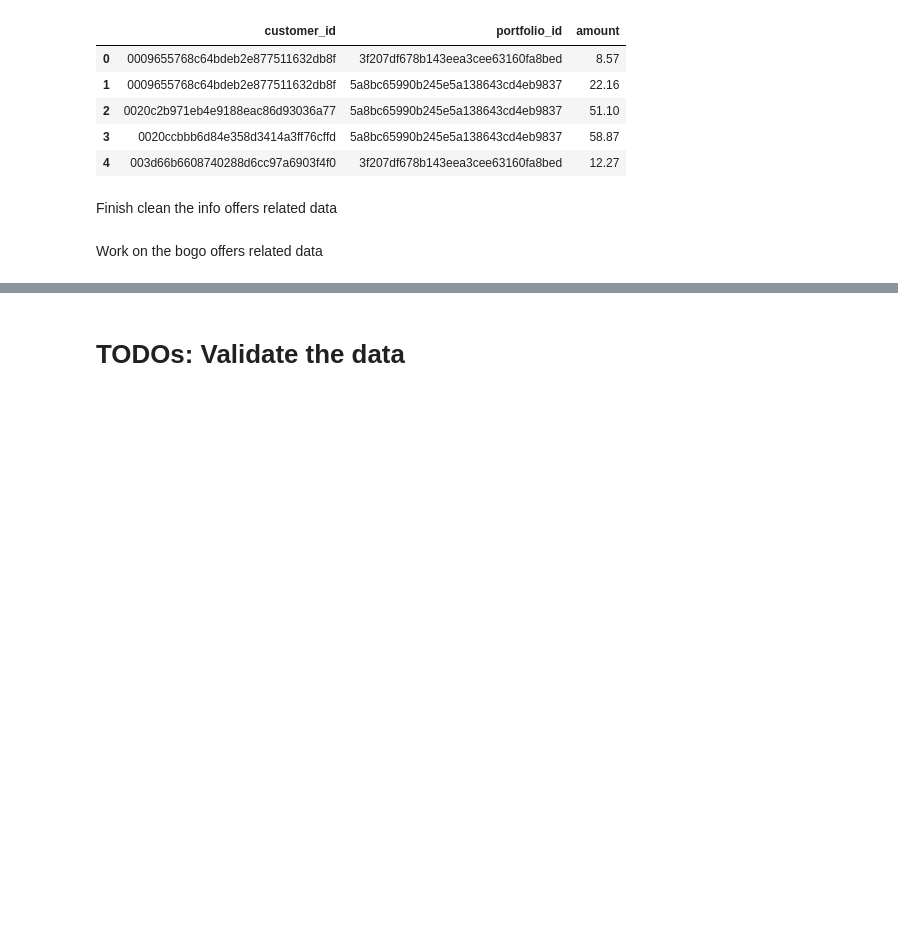
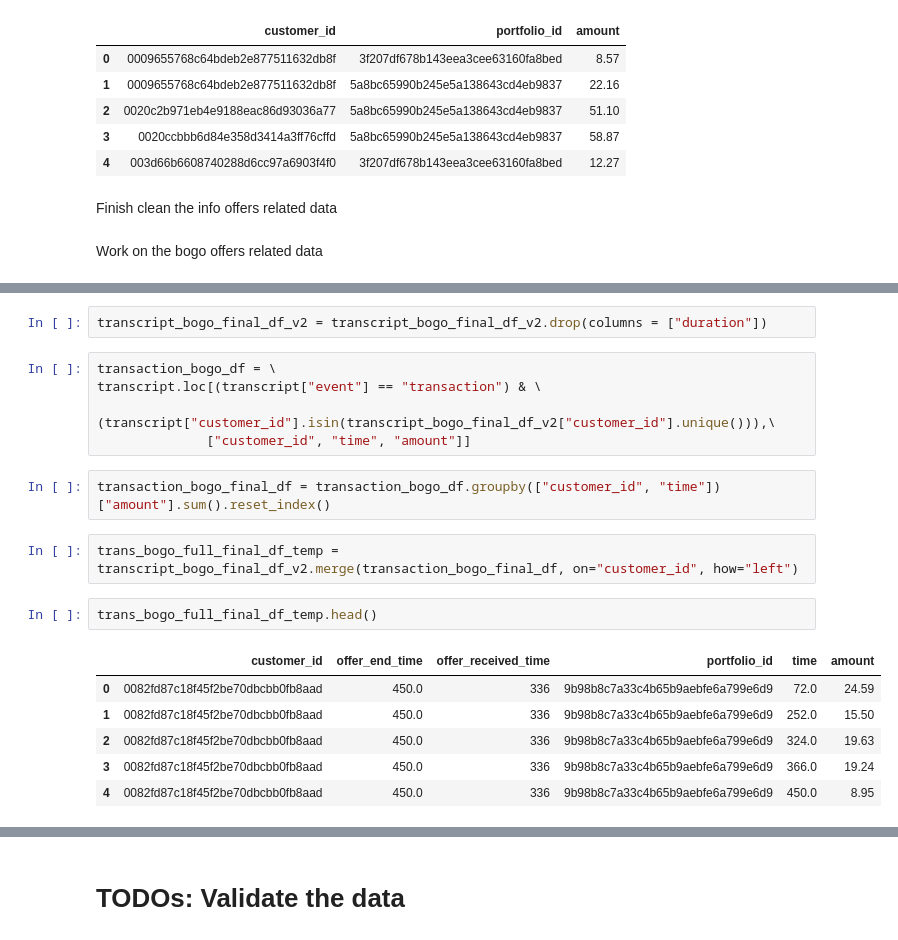
Before and after one commit to Mendy5/Udacity_Project_Capstone, a Jupyter notebook: Starbucks_Capstone_notebook.ipynb, the cells around one changed output, grey strips where cells are left out. Drawn from its saved outputs; the diff is of its cells as text; blank space fills up the shorter version.

```diff
--- a/Starbucks_Capstone_notebook.ipynb
+++ b/Starbucks_Capstone_notebook.ipynb
@@ -1889,0 +2017,20 @@ transcript_bogo_completed_df.head()
+# %%
+transcript_bogo_final_df_v2 = transcript_bogo_final_df_v2.drop(columns = ["duration"])
+# %%
+transaction_bogo_df = \
+transcript.loc[(transcript["event"] == "transaction") & \
+               (transcript["customer_id"].isin(transcript_bogo_final_df_v2["customer_id"].unique())),\
+              ["customer_id", "time", "amount"]]
+# %%
+transaction_bogo_final_df = transaction_bogo_df.groupby(["customer_id", "time"])["amount"].sum().reset_index()
+# %%
+trans_bogo_full_final_df_temp = transcript_bogo_final_df_v2.merge(transaction_bogo_final_df, on="customer_id", how="left")
+# %%
+trans_bogo_full_final_df_temp.head()
+# %% [output]
+|  | customer_id | offer_end_time | offer_received_time | portfolio_id | time | amount |
+| 0 | 0082fd87c18f45f2be70dbcbb0fb8aad | 450.0 | 336 | 9b98b8c7a33c4b65b9aebfe6a799e6d9 | 72.0 | 24.59 |
+| 1 | 0082fd87c18f45f2be70dbcbb0fb8aad | 450.0 | 336 | 9b98b8c7a33c4b65b9aebfe6a799e6d9 | 252.0 | 15.50 |
+| 2 | 0082fd87c18f45f2be70dbcbb0fb8aad | 450.0 | 336 | 9b98b8c7a33c4b65b9aebfe6a799e6d9 | 324.0 | 19.63 |
+| 3 | 0082fd87c18f45f2be70dbcbb0fb8aad | 450.0 | 336 | 9b98b8c7a33c4b65b9aebfe6a799e6d9 | 366.0 | 19.24 |
+| 4 | 0082fd87c18f45f2be70dbcbb0fb8aad | 450.0 | 336 | 9b98b8c7a33c4b65b9aebfe6a799e6d9 | 450.0 | 8.95 |
```
Also changed, not shown: parts of 78 cells of this notebook.
